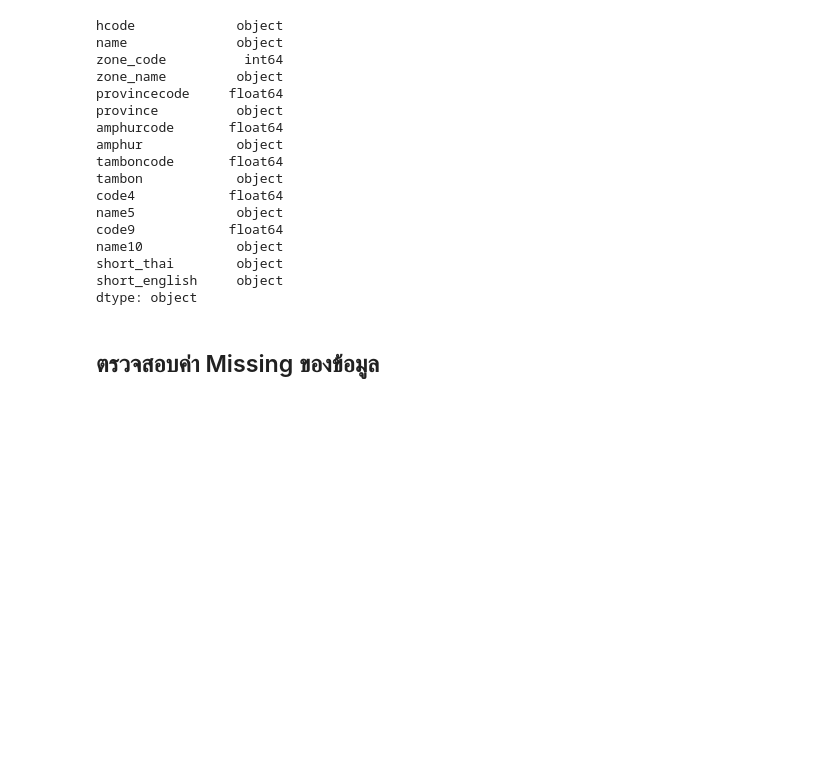
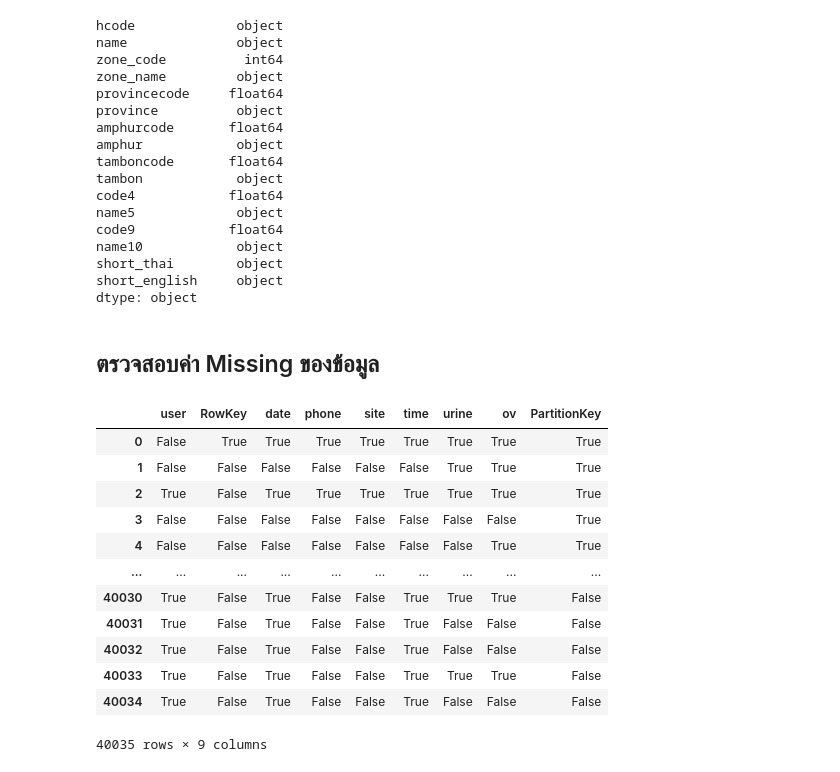
Before and after one commit to Jiraporn-klobrat/data_viz_2022, a Jupyter notebook: Final_Exam.ipynb, the cells around one changed output. Saved outputs shown, nothing was run; the diff lists cells and outputs as text; code cells hidden in the pictures; blank space fills up the shorter version.

```diff
--- a/Final_Exam.ipynb
+++ b/Final_Exam.ipynb
@@ -155,3 +155,19 @@ short_english     object
 dtype: object
 # %% [markdown]
 ## ตรวจสอบค่า Missing ของข้อมูล
+# %%
+data_alldb_df.isnull()
+# %% [output]
+|  | user | RowKey | date | phone | site | time | urine | ov | PartitionKey |
+| 0 | False | True | True | True | True | True | True | True | True |
+| 1 | False | False | False | False | False | False | True | True | True |
+| 2 | True | False | True | True | True | True | True | True | True |
+| 3 | False | False | False | False | False | False | False | False | True |
+| 4 | False | False | False | False | False | False | False | True | True |
+| ... | ... | ... | ... | ... | ... | ... | ... | ... | ... |
+| 40030 | True | False | True | False | False | True | True | True | False |
+| 40031 | True | False | True | False | False | True | False | False | False |
+| 40032 | True | False | True | False | False | True | False | False | False |
+| 40033 | True | False | True | False | False | True | True | True | False |
+| 40034 | True | False | True | False | False | True | False | False | False |
+40035 rows × 9 columns
```
Also changed, not shown: parts of 11 cells of this notebook.
